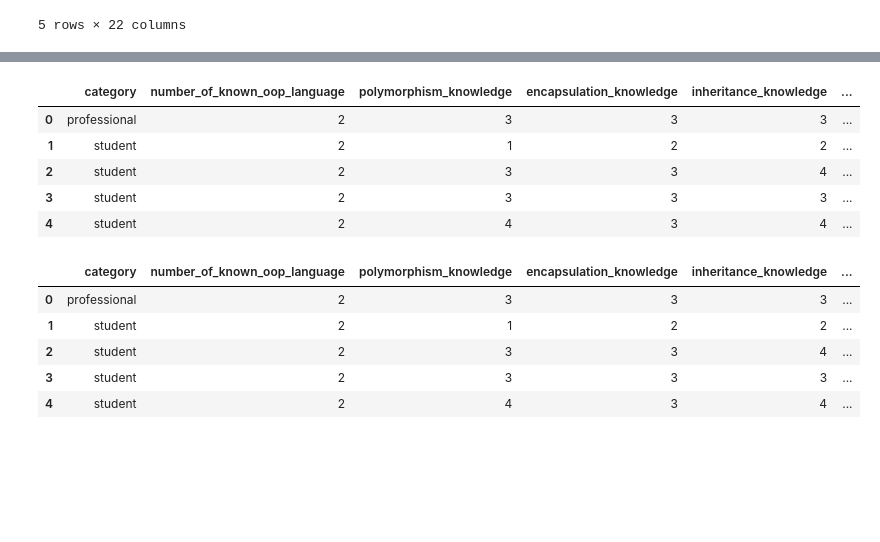
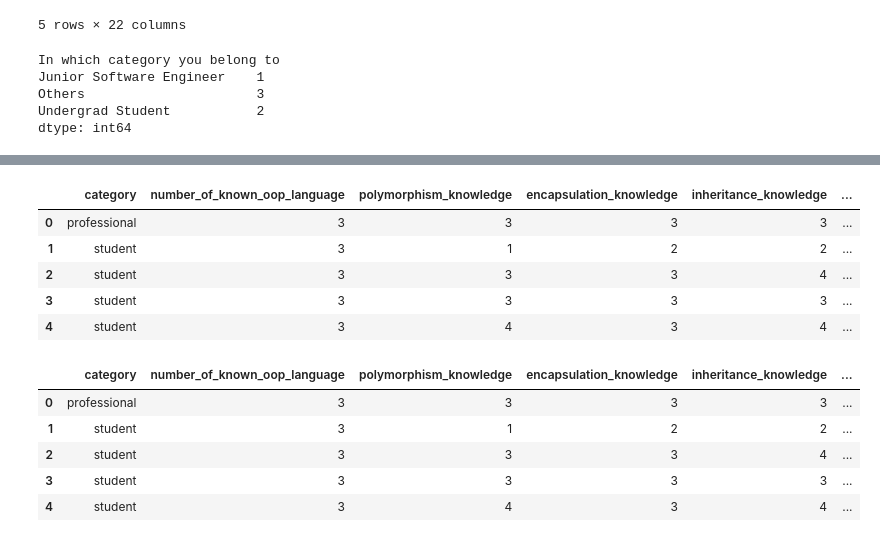
Before and after one commit to m-ibrahim-khalil/Measure_DP_implementation_tendency, a Jupyter notebook: data_analysis.ipynb, the cells around one changed output, grey strips where cells are left out. Cells and saved outputs as stored; diff of their text form; code cells hidden in the pictures; blank space fills up the shorter version.

```diff
--- a/data_analysis.ipynb
+++ b/data_analysis.ipynb
@@ -17,6 +18,21 @@ df.head(5)
 | 3 | 11/27/2021 15:24:39 | bsse1030@iit.du.ac.bd | Abdullah Al Jahid | IIT, DU | Undergrad Student | 2-5 | ... |
 | 4 | 11/27/2021 15:27:32 | bsse1027@iit.du.ac.bd | Junaid Mansur Ifti | IITDU | Undergrad Student | 2-5 | ... |
 5 rows × 22 columns
+# %%
+most_used_dp = df[['What is your most used pattern ?', 'In which category you belong to']]
+most_used_dp =  most_used_dp.replace('no pattern', np.nan)
+most_used_dp =  most_used_dp.replace('None', np.nan)
+most_used_dp = most_used_dp.dropna()
+
+a = most_used_dp[most_used_dp['What is your most used pattern ?'].str.contains("Factory")].groupby('In which category you belong to').size()
+n = a.sum()
+print(a, n)
+# %% [output]
+In which category you belong to
+Junior Software Engineer    1
+Others                      3
+Undergrad Student           2
+dtype: int64
 # %%
 '''
     Drop out unnecessary columns (user credential, timestamp etc.) from our datafame object.
@@ -52,21 +68,21 @@ df.head(5)
 # %%
 '''
     We convert our categorical data into numeric values.
 '''
 df['category'].replace(to_replace=['Undergrad Student', 'Intern/ Software Engineer Trainee (Completed / ongoing)', 'Junior Software Engineer', 'Others'], value=['student', 'student', 'professional', 'professional'], inplace=True)
-df['number_of_known_oop_language'].replace(to_replace=['1', '2-5', '5-10', 'more than 10'], value=[1, 2, 3, 4], inplace=True)
-df['known_DP'].replace(to_replace=['0', '1 to 10', '10 to 20', 'More than 20'], value=[1, 2, 3, 4], inplace=True)
-df['implemented_DP'].replace(to_replace=['0', '1 to 5', '5 to 10', '11 to 15', 'more than 15'], value=[1, 2, 3, 4, 5], inplace=True)
-df['dp_use_percentage'].replace(to_replace=['less than 30%', '31% to 60%', '61% to 90%', 'more than 90%'], value=[1, 2, 3, 4], inplace=True)
-df['LOC'].replace(to_replace=['less than 10k', '10k to 100k', '100k to 1M', 'more than 1M'], value=[1, 2, 3, 4], inplace=True)
+df['number_of_known_oop_language'].replace(to_replace=['1', '2-5', '5-10', 'more than 10'], value=[1, 3, 7, 12], inplace=True)
+df['known_DP'].replace(to_replace=['0', '1 to 10', '10 to 20', 'More than 20'], value=[0, 5, 15, 20], inplace=True)
+df['implemented_DP'].replace(to_replace=['0', '1 to 5', '5 to 10', '11 to 15', 'more than 15'], value=[0, 3, 7, 13, 16], inplace=True)
+df['dp_use_percentage'].replace(to_replace=['less than 30%', '31% to 60%', '61% to 90%', 'more than 90%'], value=[5, 10, 15, 20], inplace=True)
+df['LOC'].replace(to_replace=['less than 10k', '10k to 100k', '100k to 1M', 'more than 1M'], value=[5, 25, 125 , 500], inplace=True)
 df.head(5)
 # %% [output]
 |  | category | number_of_known_oop_language | polymorphism_knowledge | encapsulation_knowledge | inheritance_knowledge | ... |
-| 0 | professional | 2 | 3 | 3 | 3 | ... |
-| 1 | student | 2 | 1 | 2 | 2 | ... |
-| 2 | student | 2 | 3 | 3 | 4 | ... |
-| 3 | student | 2 | 3 | 3 | 3 | ... |
-| 4 | student | 2 | 4 | 3 | 4 | ... |
+| 0 | professional | 3 | 3 | 3 | 3 | ... |
+| 1 | student | 3 | 1 | 2 | 2 | ... |
+| 2 | student | 3 | 3 | 3 | 4 | ... |
+| 3 | student | 3 | 3 | 3 | 3 | ... |
+| 4 | student | 3 | 4 | 3 | 4 | ... |
 # %%
 '''
     we calculate some derived metrics
@@ -76,14 +92,14 @@ df.head(5)
 '''
 df['OOP_knowledge'] = df[['number_of_known_oop_language', 'polymorphism_knowledge', 'encapsulation_knowledge', 'inheritance_knowledge']].mean(axis=1)
 df['knowledge_score'] = df[['OOP_knowledge', 'known_DP', 'implemented_DP']].mean(axis=1)
-df['experience_score'] = ((df['LOC']/df['time_per_project']) + df['team_size'])/2
+df['experience_score'] = ((df['LOC']/df['time_per_project']) + df['team_size'] + df['dp_use_percentage'])/3
 df['effeciency_score'] = df[['bug_reduction', 'time_reduction', 'cost_reduction', 'improve_maintainability']].mean(axis=1)
 df['DP_tendency_score'] = df[['knowledge_score', 'experience_score', 'effeciency_score']].mean(axis=1)
 df.head(5)
 # %% [output]
 |  | category | number_of_known_oop_language | polymorphism_knowledge | encapsulation_knowledge | inheritance_knowledge | ... |
-| 0 | professional | 2 | 3 | 3 | 3 | ... |
-| 1 | student | 2 | 1 | 2 | 2 | ... |
-| 2 | student | 2 | 3 | 3 | 4 | ... |
-| 3 | student | 2 | 3 | 3 | 3 | ... |
-| 4 | student | 2 | 4 | 3 | 4 | ... |
+| 0 | professional | 3 | 3 | 3 | 3 | ... |
+| 1 | student | 3 | 1 | 2 | 2 | ... |
+| 2 | student | 3 | 3 | 3 | 4 | ... |
+| 3 | student | 3 | 3 | 3 | 3 | ... |
+| 4 | student | 3 | 4 | 3 | 4 | ... |
```
Also changed, not shown: parts of 20 cells of this notebook.
